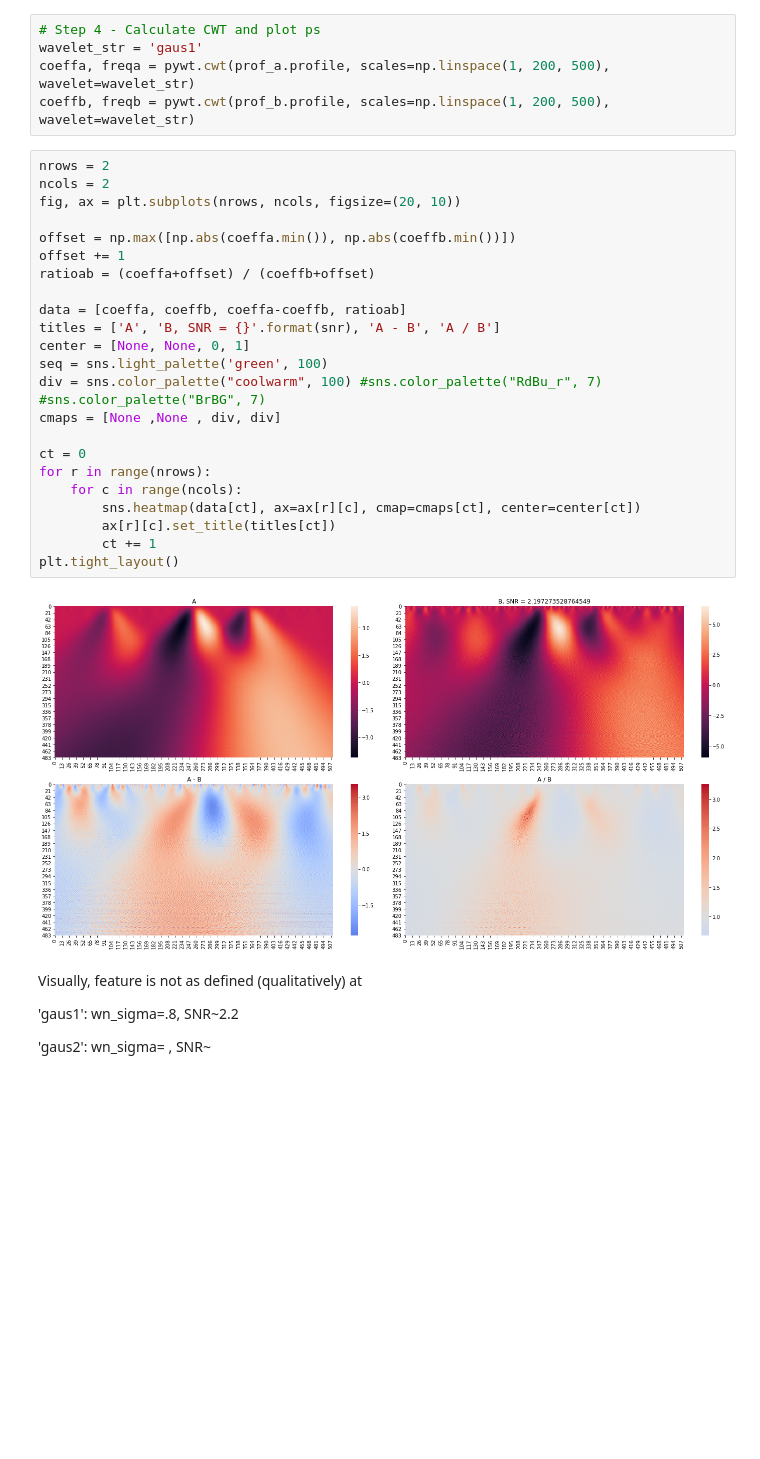
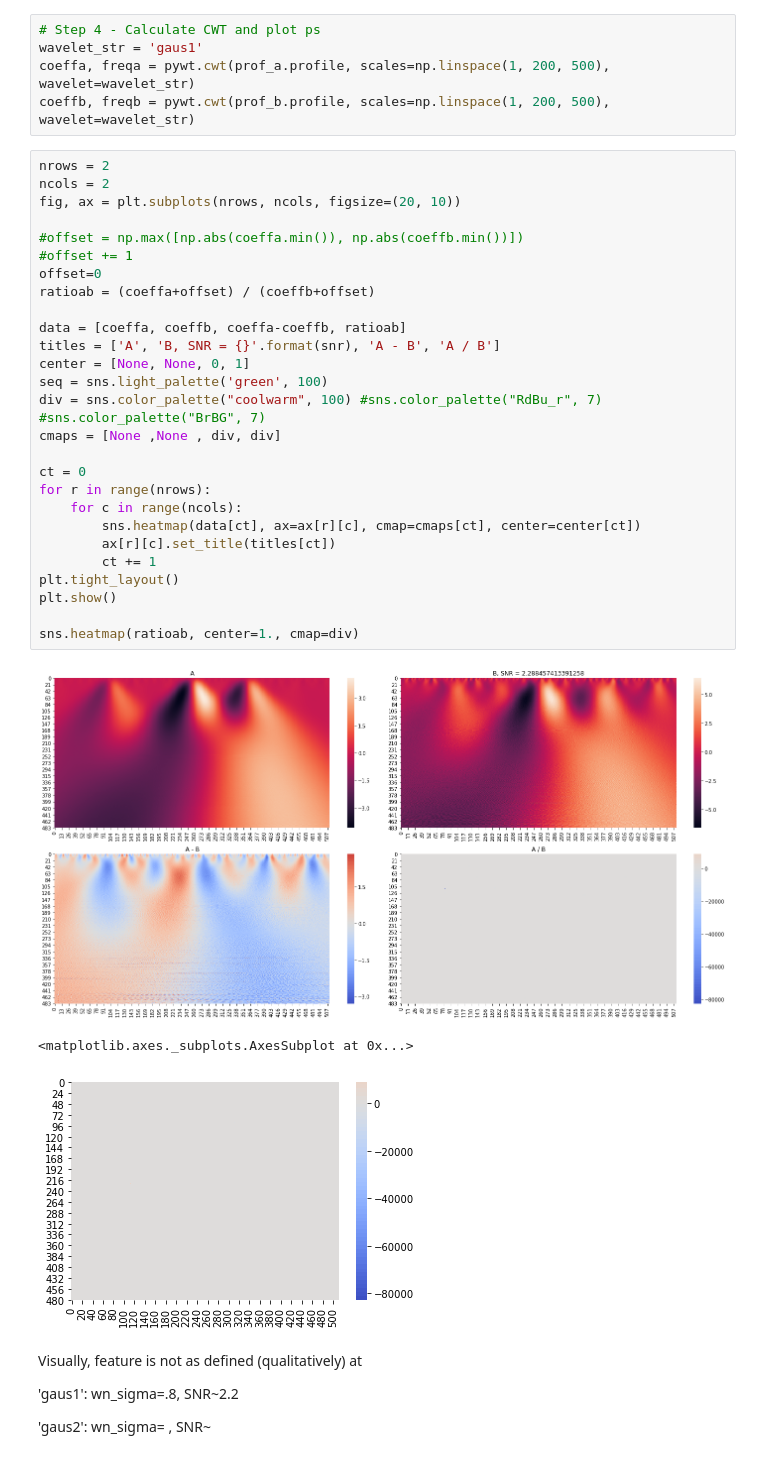
Before and after one commit to minyoungk99/IRES, a Jupyter notebook: fake_CWT.ipynb, the cells around one changed output. Drawn from its saved outputs; the diff is of its cells as text; blank space fills up the shorter version.

```diff
--- a/fake_CWT.ipynb
+++ b/fake_CWT.ipynb
@@ -221,28 +221,34 @@ coeffb, freqb = pywt.cwt(prof_b.profile, scales=np.linspace(1, 200, 500), wavele
 # %%
 nrows = 2
 ncols = 2
 fig, ax = plt.subplots(nrows, ncols, figsize=(20, 10))
 
-offset = np.max([np.abs(coeffa.min()), np.abs(coeffb.min())])
-offset += 1
+#offset = np.max([np.abs(coeffa.min()), np.abs(coeffb.min())])
+#offset += 1
+offset=0
 ratioab = (coeffa+offset) / (coeffb+offset)
 
 data = [coeffa, coeffb, coeffa-coeffb, ratioab]
 titles = ['A', 'B, SNR = {}'.format(snr), 'A - B', 'A / B']
 center = [None, None, 0, 1]
 seq = sns.light_palette('green', 100)
 div = sns.color_palette("coolwarm", 100) #sns.color_palette("RdBu_r", 7) #sns.color_palette("BrBG", 7)
 cmaps = [None ,None , div, div]
 
 ct = 0
 for r in range(nrows):
     for c in range(ncols):
         sns.heatmap(data[ct], ax=ax[r][c], cmap=cmaps[ct], center=center[ct])
         ax[r][c].set_title(titles[ct])
         ct += 1
 plt.tight_layout()
+plt.show()
+
+sns.heatmap(ratioab, center=1., cmap=div)
 # %% [output]
-[figure, old version]
+[figure, new version]
+<matplotlib.axes._subplots.AxesSubplot at 0x...>
+[figure, added]
 # %% [markdown]
 Visually, feature is not as defined (qualitatively) at
 
```
Also changed, not shown: parts of 10 cells of this notebook, 5 other files.
